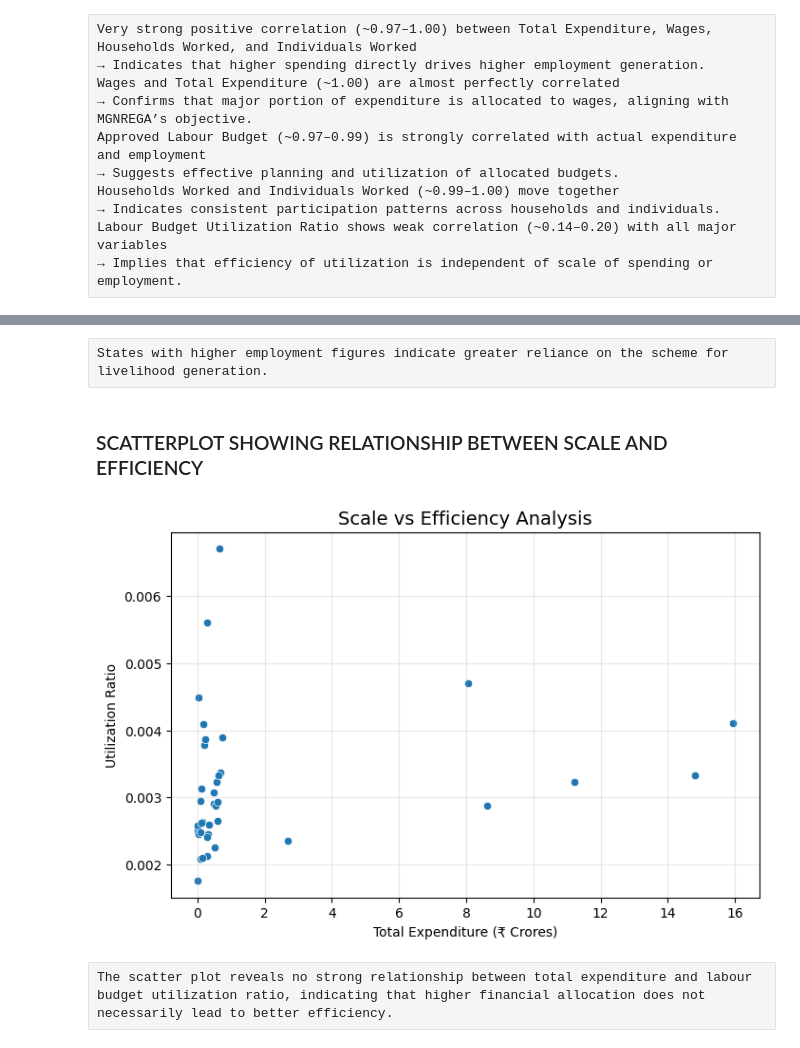
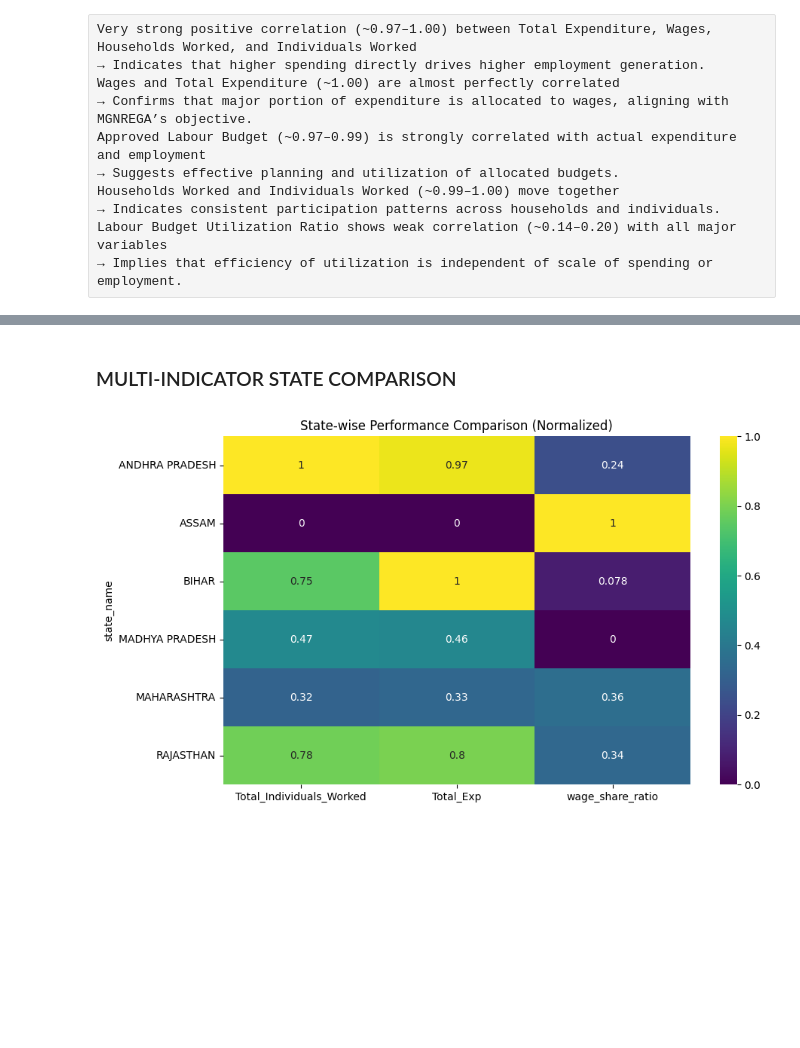
Before and after one commit to Shubhangidixit01/MGNREGA-Data-Analysis, a Jupyter notebook: notebooks/MGNREGA_Analysis.ipynb, the cells around one changed output, grey strips where cells are left out. Cells and saved outputs as stored; diff of their text form; code cells hidden in the pictures; blank space fills up the shorter version.

Commit message:
Added Regional Visualizations
Added various visualizations across regions on financial, employment and various indicators

```diff
--- a/notebooks/MGNREGA_Analysis.ipynb
+++ b/notebooks/MGNREGA_Analysis.ipynb
@@ -1400,23 +1314,21 @@ plt.show()
-# %% [raw]
-States with higher employment figures indicate greater reliance on the scheme for livelihood generation.
-# %% [markdown]
-### SCATTERPLOT SHOWING RELATIONSHIP BETWEEN SCALE AND EFFICIENCY
-# %%
-plt.figure(figsize=(8,5))
-
-sns.scatterplot(
-    data=df_state_year,
-    x=df_state_year['Total_Exp'] / 1e7,
-    y='labour_budget_utilization_ratio'
-)
-
-plt.title("Scale vs Efficiency Analysis", fontsize=14)
-plt.xlabel("Total Expenditure (₹ Crores)")
-plt.ylabel("Utilization Ratio")
-
-plt.grid(alpha=0.3)
-plt.show()
-# %% [output]
-[figure, removed]
-# %% [raw]
-The scatter plot reveals no strong relationship between total expenditure and labour budget utilization ratio, indicating that higher financial allocation does not necessarily lead to better efficiency.
+# %% [markdown]
+### MULTI-INDICATOR STATE COMPARISON
+# %%
+cols = [
+    'Total_Individuals_Worked',
+    'Total_Exp',
+    'wage_share_ratio'
+]
+
+df_norm = df_state_year.groupby('state_name',observed = True)[cols].mean()
+
+# Normalize for comparison
+df_norm = (df_norm - df_norm.min()) / (df_norm.max() - df_norm.min())
+
+plt.figure(figsize=(10,6))
+sns.heatmap(df_norm, cmap='viridis', annot=True)
+
+plt.title("State-wise Performance Comparison (Normalized)")
+plt.show()
+# %% [output]
+[figure, added]
```
Also changed, not shown: parts of 30 cells of this notebook.
